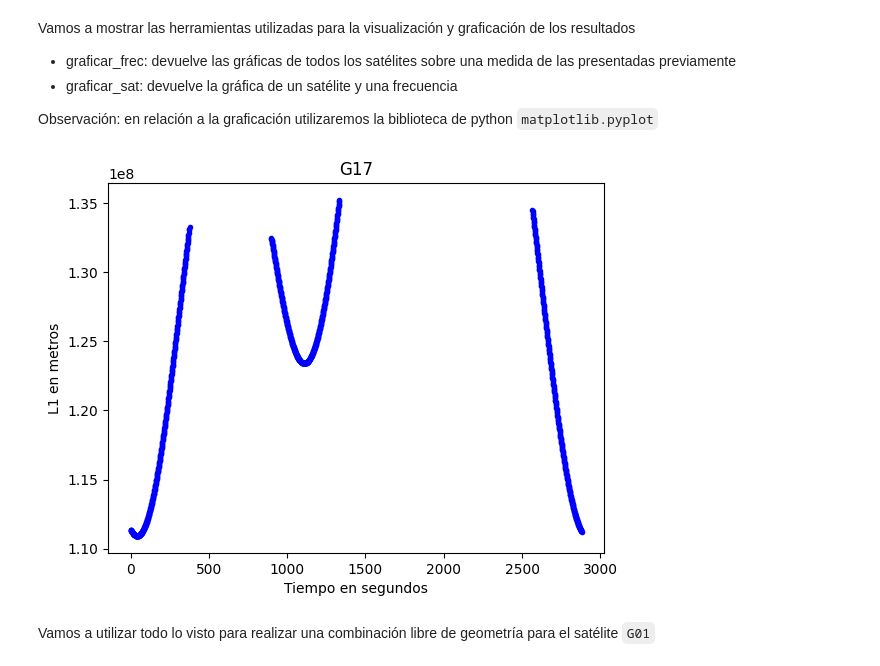
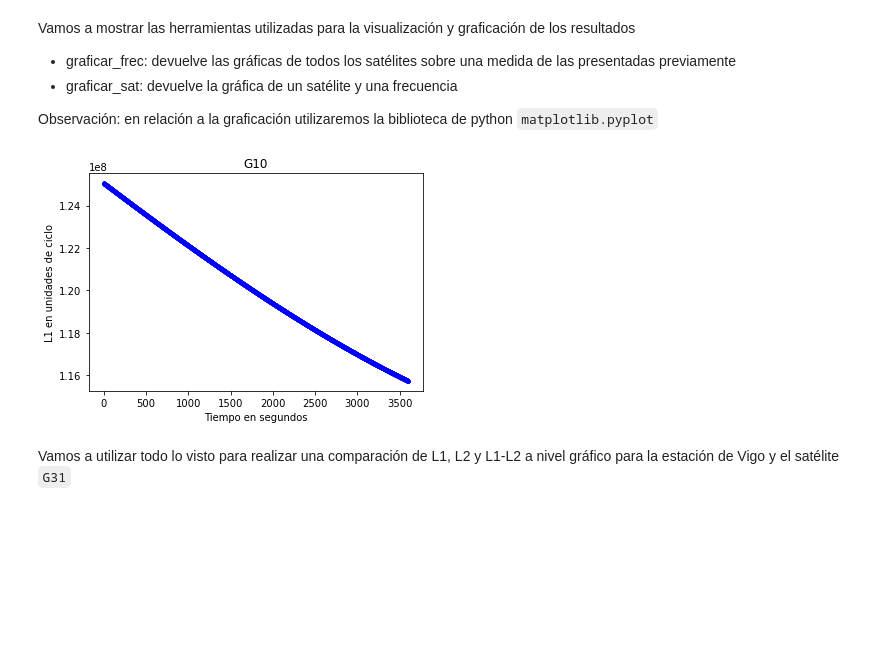
Before and after one commit to DavMat857/TFG, a Jupyter notebook: algoritmos/preprocesado.ipynb, the cells around one changed output. Saved outputs shown, nothing was run; the diff lists cells and outputs as text; code cells hidden in the pictures; blank space fills up the shorter version.

```diff
--- a/algoritmos/preprocesado.ipynb
+++ b/algoritmos/preprocesado.ipynb
@@ -243,37 +243,37 @@ def graficar_frec(filename : str, frec : int) -> None:
 def graficar_sat(filename : str , frec : int , sat : str) -> None:
     if frec == 0 :
         datos = C1(filename, sat)
 
     elif frec == 1 :
         datos = P2(filename, sat)
 
     elif frec == 3 :
         datos = L1(filename, sat)
 
     elif frec == 4:
         datos = L2(filename, sat)
 
     frecue = ['C1', 'P2', 'P5', 'L1' , 'L2' , 'L5' ]
 
     plt.title(sat)
-    plt.ylabel(f"{frecue[frec]} en metros")
+    plt.ylabel(f"{frecue[frec]} en unidades de ciclo")
     plt.xlabel("Tiempo en segundos")
     plt.plot([i for i in datos.keys()] , [j for j in datos.values()], '.b')
     plt.show()
 
 #Ocupa mucho espacio por tanto no lo mostraremos aquí, pero si lo haremos para un satélite
 #graficar_frec(filename, 3) #grafica todas las señales de fase L1 para cada satélite
-graficar_sat(filename, 3, 'G17')
+graficar_sat(filename, 3, 'G10')
 
 
 #Otra opción para realizar la graficación cuando tenemos los datos es la siguiente:
 def graf_datos(datos: dict, titulo: str) -> None:
     plt.title(titulo)
     plt.plot([i for i in datos.keys()] , [j for j in datos.values()], '.b')
     plt.show()
 # %% [output]
-[figure, old version]
+[figure, new version]
 # %% [markdown]
-Vamos a utilizar todo lo visto para realizar una combinación libre de geometría para el satélite `G01`
+Vamos a utilizar todo lo visto para realizar una comparación de L1, L2 y L1-L2 a nivel gráfico para la estación de Vigo y el satélite `G31`
 # %%
 # Primero obtenemos la información de un archivo RINEX
```
Also changed, not shown: parts of 3 cells of this notebook, 1 other file.
